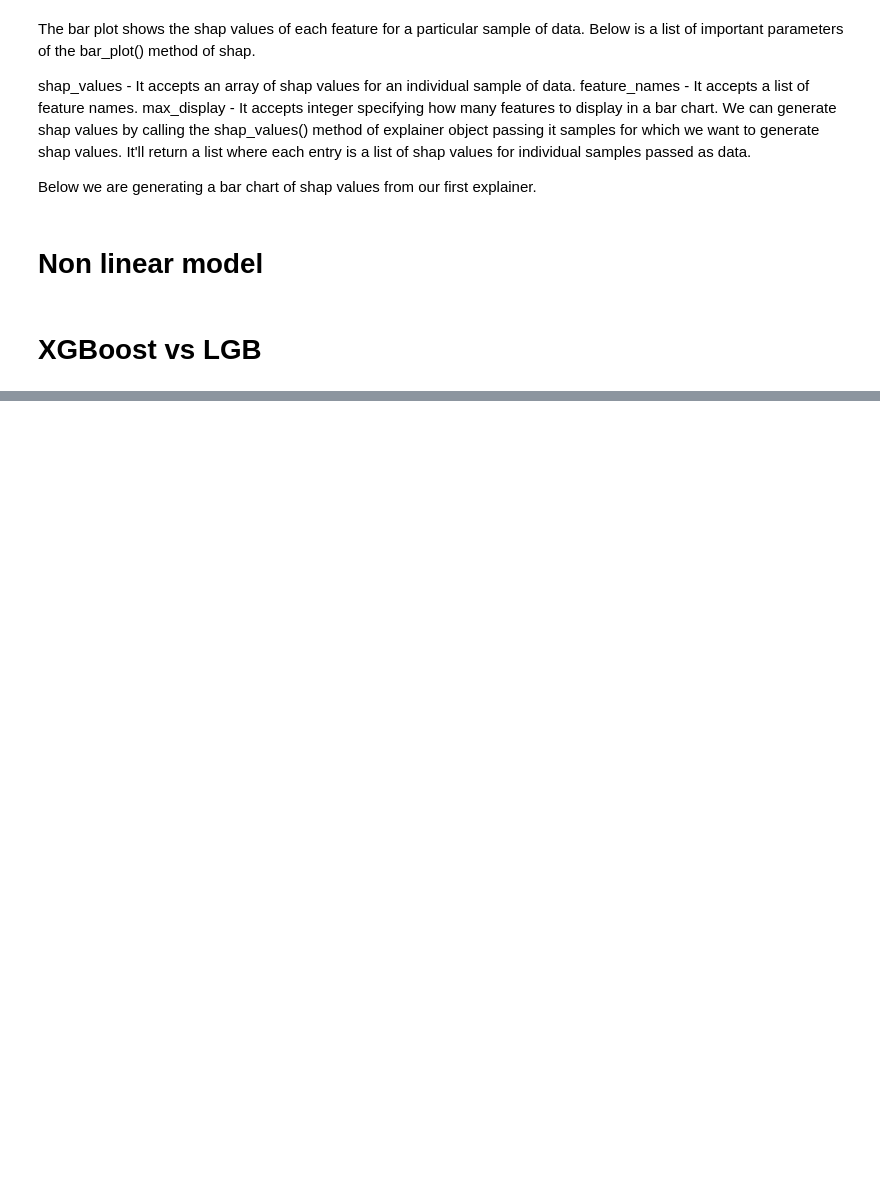
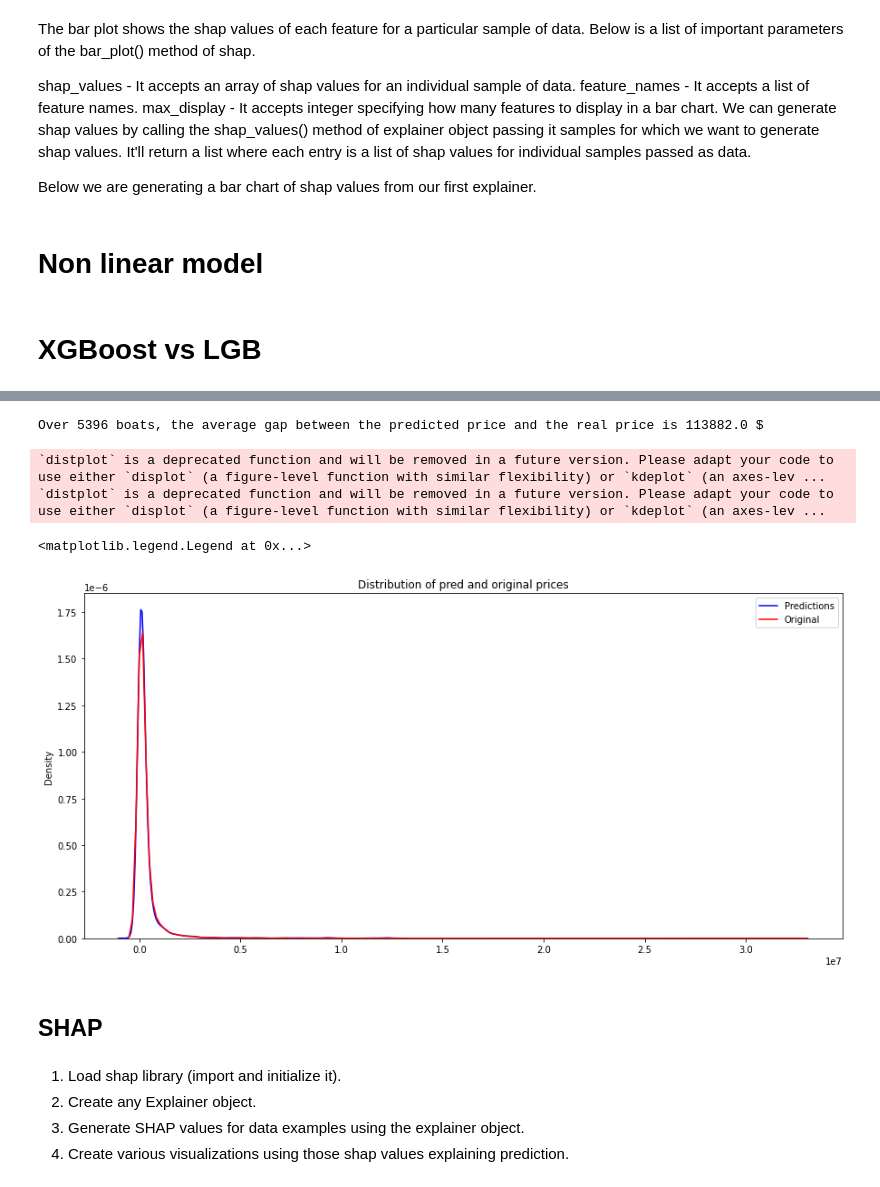
Before and after one commit to lovedatascience1/AcademyPublic, a Jupyter notebook: Boats.ipynb, the cells around one changed output, grey strips where cells are left out. Drawn from its saved outputs; the diff is of its cells as text; code cells hidden in the pictures; blank space fills up the shorter version.

```diff
--- a/Boats.ipynb
+++ b/Boats.ipynb
@@ -2796,3 +2809,38 @@ LGB faster than XGB ? True
 # %%
-model_lgb.fit(X_train.values, y_train)
+model_lgb.fit(X_train.values, Y_train)
 pred = model_lgb.predict(X_test.values)
+# %%
+import numpy as np
+pred = np.array(pred)
+original = np.array(Y_test)
+
+
+
+def average_gap(l1,l2):
+    resu=0
+    for i in range(len(l1)):
+        resu += np.abs(l1[i]-l2[i])
+    resu = resu/len(l1)
+    return(resu)
+
+print("Over",len(pred),"boats, the average gap between the predicted price and the real price is",
+      round(average_gap(pred,original),0),"$")
+
+plt.figure(figsize=(15,7))
+sns.distplot(pred, color="blue", label="Predictions", hist = False)
+sns.distplot(original, color="red", label="Original", hist = False)
+plt.title("Distribution of pred and original prices")
+plt.legend()
+# %% [output]
+Over 5396 boats, the average gap between the predicted price and the real price is 113882.0 $
+`distplot` is a deprecated function and will be removed in a future version. Please adapt your code to use either `displot` (a figure-level function with similar flexibility) or `kdeplot` (an axes-lev ...
+`distplot` is a deprecated function and will be removed in a future version. Please adapt your code to use either `displot` (a figure-level function with similar flexibility) or `kdeplot` (an axes-lev ...
+<matplotlib.legend.Legend at 0x...>
+[figure, added]
+# %% [markdown]
+## SHAP
+# %% [markdown]
+1. Load shap library (import and initialize it).
+2. Create any Explainer object.
+3. Generate SHAP values for data examples using the explainer object.
+4. Create various visualizations using those shap values explaining prediction.
```
Also changed, not shown: parts of 29 cells of this notebook.
